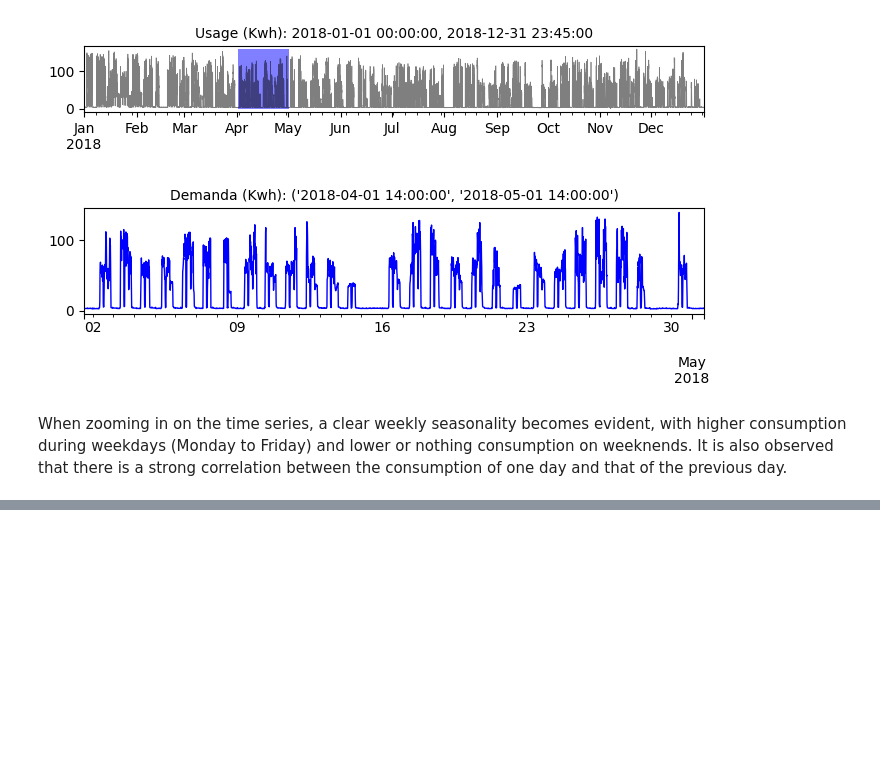
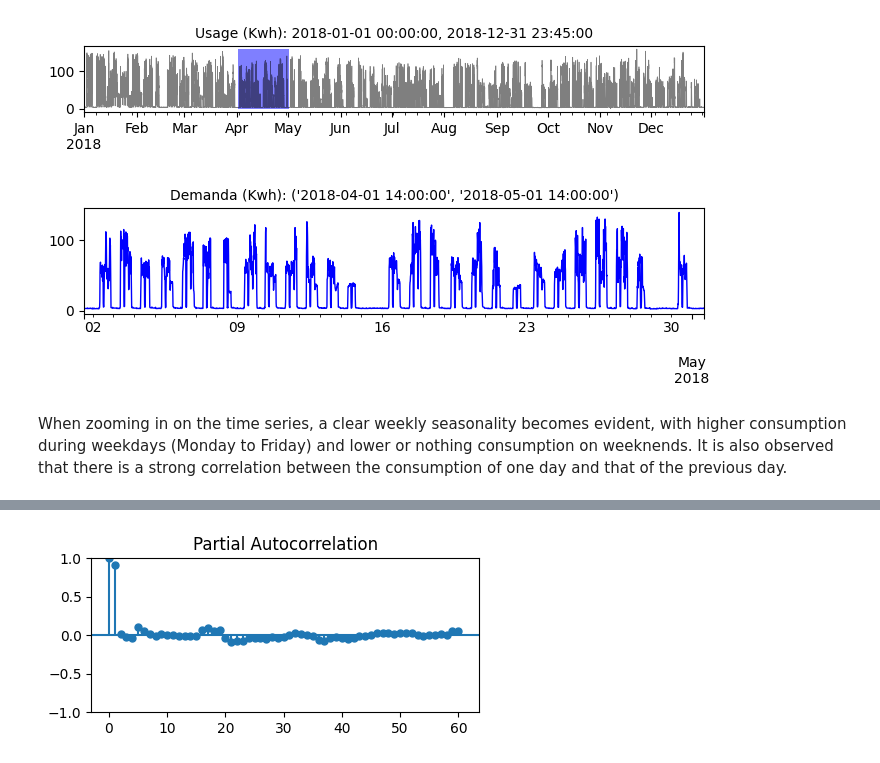
Before and after one commit to xbadiam/Energy_consumption_steel_industry, a Jupyter notebook: notebooks/Energy_consumption_steel_industry.ipynb, the cells around one changed output, grey strips where cells are left out. Cells and saved outputs as stored; diff of their text form; code cells hidden in the pictures; blank space fills up the shorter version.

```diff
--- a/notebooks/Energy_consumption_steel_industry.ipynb
+++ b/notebooks/Energy_consumption_steel_industry.ipynb
@@ -239,0 +268,8 @@ fig.tight_layout()
+# %%
+# Partial autocorrelation graph
+# ==============================================================================
+fig, ax = plt.subplots(figsize=(5, 2))
+plot_pacf(data['Usage_kWh'], ax=ax, lags=60)
+plt.show()
+# %% [output]
+[figure, added]
```
Also changed, not shown: parts of 6 cells of this notebook.
